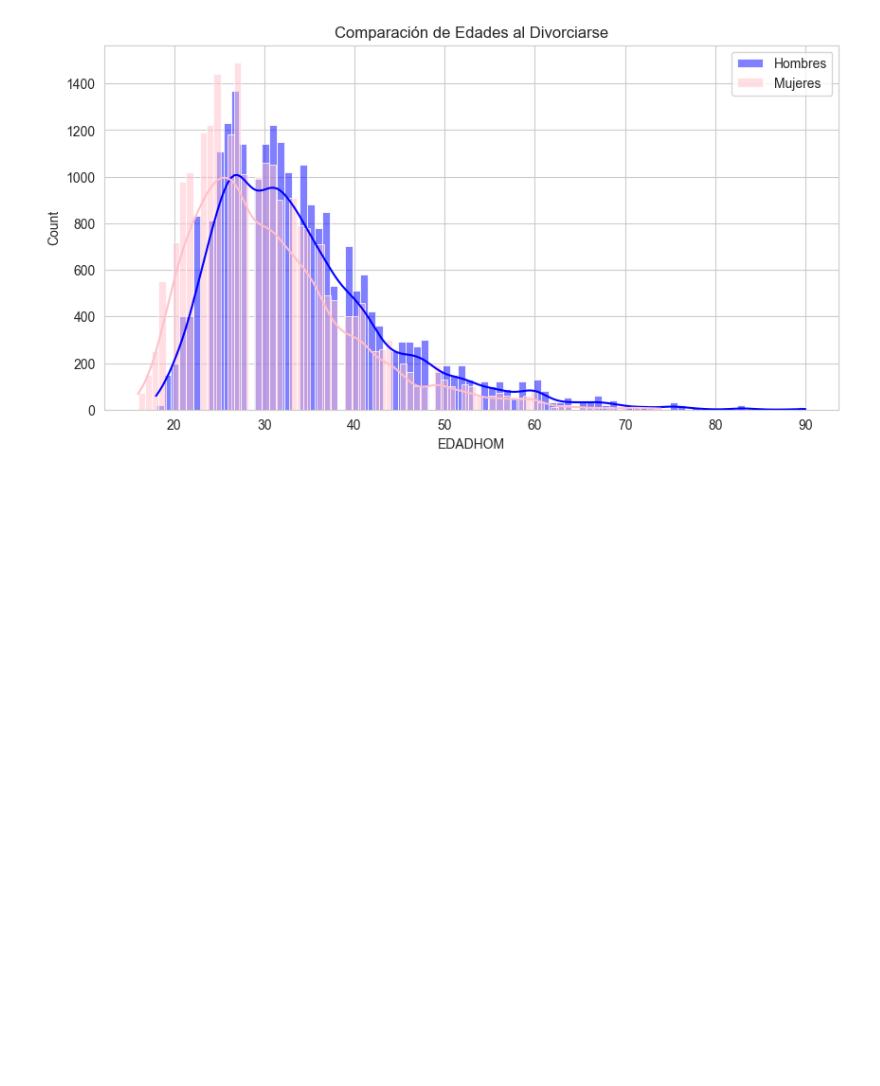
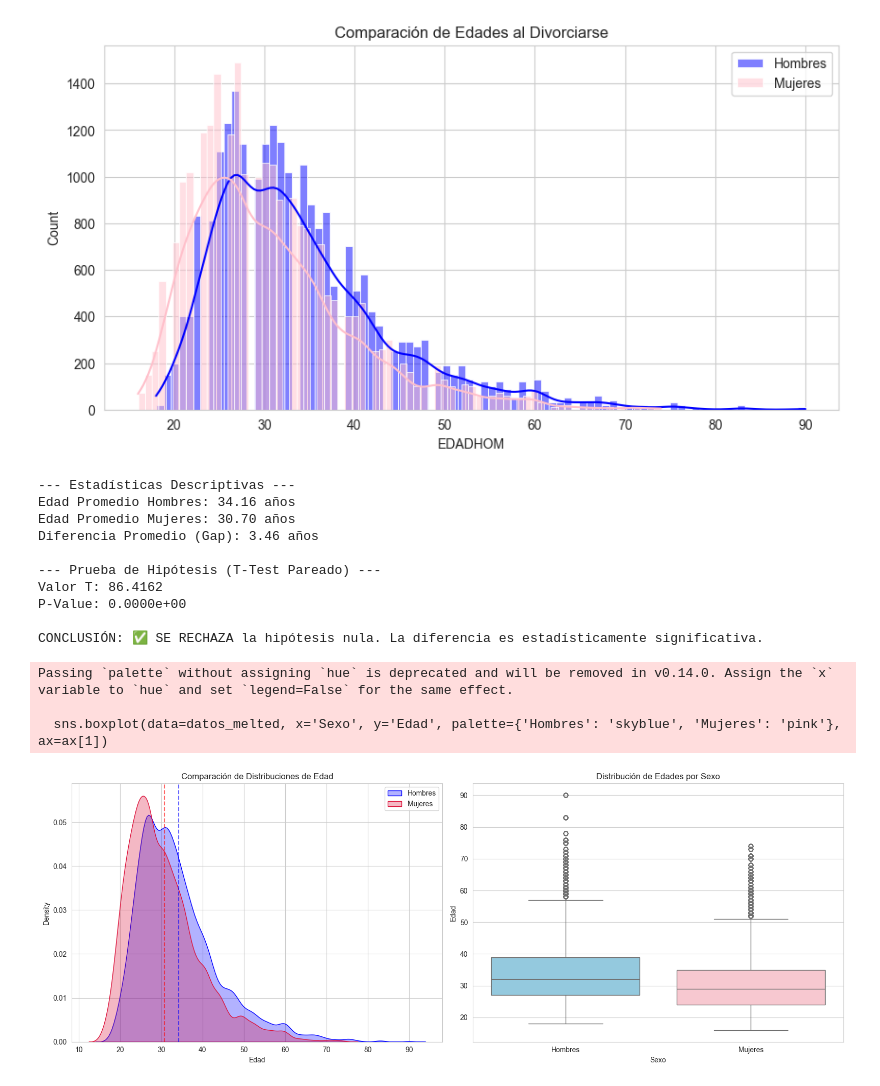
Before and after one commit to Palasuwu/CorteProyecto1Mineria, a Jupyter notebook: Proyecto.ipynb, the cells around one changed output. Drawn from its saved outputs; the diff is of its cells as text; code cells hidden in the pictures; blank space fills up the shorter version.

```diff
--- a/Proyecto.ipynb
+++ b/Proyecto.ipynb
@@ -263,3 +263,80 @@ Passing `palette` without assigning `hue` is deprecated and will be removed in v
   sns.barplot(x=top_deptos.index, y=top_deptos.values, palette='viridis')
 [figure]
 [figure]
+# %%
+# =============================================================================
+# VALIDACIÓN DE HIPÓTESIS: EDAD EN EL DIVORCIO
+# Hipótesis: "Los hombres se divorcian a una edad significativamente mayor que las mujeres."
+# =============================================================================
+
+from scipy import stats
+
+# 1. Preparación de datos (Usando las columnas limpias definidas anteriormente)
+# Aseguramos que trabajamos con el dataset limpio de nulos en edad
+datos_edad = df_clean[[col_hombre, col_mujer]].dropna()
+
+# 2. Estadísticas Descriptivas
+media_hombre = datos_edad[col_hombre].mean()
+media_mujer = datos_edad[col_mujer].mean()
+diferencia_promedio = media_hombre - media_mujer
+
+print(f"--- Estadísticas Descriptivas ---")
+print(f"Edad Promedio Hombres: {media_hombre:.2f} años")
+print(f"Edad Promedio Mujeres: {media_mujer:.2f} años")
+print(f"Diferencia Promedio (Gap): {diferencia_promedio:.2f} años")
+
+# 3. Prueba Estadística (T-Test Pareado)
+# Usamos 'pareado' (rel) porque el hombre y la mujer pertenecen al MISMO divorcio.
+t_stat, p_value = stats.ttest_rel(datos_edad[col_hombre], datos_edad[col_mujer])
+
+print(f"\n--- Prueba de Hipótesis (T-Test Pareado) ---")
+print(f"Valor T: {t_stat:.4f}")
+print(f"P-Value: {p_value:.4e}") # Notación científica porque será muy pequeño
+
+# Interpretación automática
+alpha = 0.05
+if p_value < alpha:
+    conclusion = "✅ SE RECHAZA la hipótesis nula. La diferencia es estadísticamente significativa."
+else:
+    conclusion = "❌ NO SE RECHAZA la hipótesis nula. No hay evidencia suficiente de diferencia."
+print(f"\nCONCLUSIÓN: {conclusion}")
+
+
+# 4. Visualización (Gráficos)
+fig, ax = plt.subplots(1, 2, figsize=(16, 6))
+
+# Gráfico A: Distribuciones Superpuestas (KDE)
+sns.kdeplot(data=datos_edad, x=col_hombre, fill=True, color='blue', alpha=0.3, label='Hombres', ax=ax[0])
+sns.kdeplot(data=datos_edad, x=col_mujer, fill=True, color='crimson', alpha=0.3, label='Mujeres', ax=ax[0])
+ax[0].set_title('Comparación de Distribuciones de Edad')
+ax[0].set_xlabel('Edad')
+ax[0].legend()
+ax[0].axvline(media_hombre, color='blue', linestyle='--', alpha=0.6) # Línea promedio hombre
+ax[0].axvline(media_mujer, color='red', linestyle='--', alpha=0.6)   # Línea promedio mujer
+
+# Gráfico B: Diagrama de Cajas (Boxplot) comparativo
+# Necesitamos reestructurar los datos para seaborn (formato largo)
+datos_melted = datos_edad.melt(var_name='Sexo', value_name='Edad')
+# Renombramos para que se vea bonito en la gráfica
+datos_melted['Sexo'] = datos_melted['Sexo'].map({col_hombre: 'Hombres', col_mujer: 'Mujeres'})
+
+sns.boxplot(data=datos_melted, x='Sexo', y='Edad', palette={'Hombres': 'skyblue', 'Mujeres': 'pink'}, ax=ax[1])
+ax[1].set_title('Distribución de Edades por Sexo')
+
+plt.tight_layout()
+plt.show()
+# %% [output]
+--- Estadísticas Descriptivas ---
+Edad Promedio Hombres: 34.16 años
+Edad Promedio Mujeres: 30.70 años
+Diferencia Promedio (Gap): 3.46 años
+
+--- Prueba de Hipótesis (T-Test Pareado) ---
+Valor T: 86.4162
+P-Value: 0.0000e+00
+
+CONCLUSIÓN: ✅ SE RECHAZA la hipótesis nula. La diferencia es estadísticamente significativa.
+Passing `palette` without assigning `hue` is deprecated and will be removed in v0.14.0. Assign the `x` variable to `hue` and set `legend=False` for the same effect.
+
+  sns.boxplot(data=datos_melted, x='Sexo', y='Edad', palette={'Hombres': 'skyblue', 'Mujeres': 'pink'}, ax=ax[1])
+[figure, added]
```
